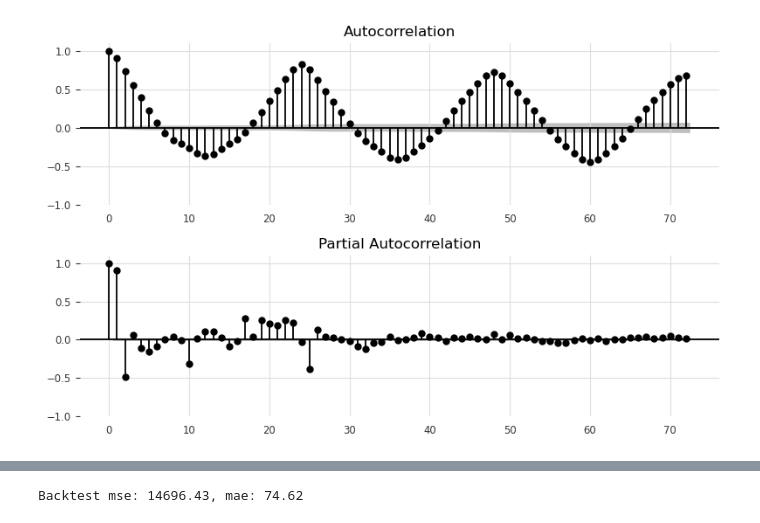
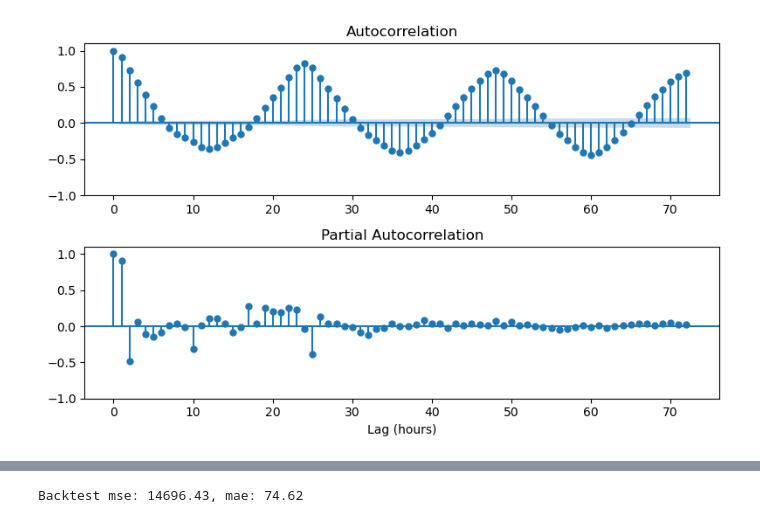
Before and after one commit to sjjerjian/bikeshare_demand, a Jupyter notebook: ts_forecast_allrides.ipynb, the cells around one changed output, grey strips where cells are left out. Cells and saved outputs as stored; diff of their text form; code cells hidden in the pictures.

```diff
--- a/ts_forecast_allrides.ipynb
+++ b/ts_forecast_allrides.ipynb
@@ -105,16 +79,15 @@ data = ride_counts_all.loc[:, ['time', 'rides_out', 'rides_in']]
 data = add_time_features(data, 'time').set_index('time')
 data = data.join(weather_data).asfreq("H").ffill()
 # %%
-from statsmodels.graphics.tsaplots import plot_acf, plot_pacf
-
 fig, axs = plt.subplots(2, 1, figsize=(8,5))
 plot_acf(data['rides_out'], lags=72, ax=axs[0])
 plot_pacf(data['rides_out'], lags=72, ax=axs[1])
 axs[0].set_ylim([-1, 1.1])
 axs[1].set_ylim([-1, 1.1])
+axs[1].set_xlabel('Lag (hours)')
 fig.tight_layout()
-plt.savefig('figs/acf_pacf.png', format='png', transparent=True)
+plt.savefig('figs/acf_pacf_whitebkgd.png', format='png', transparent=False)
 plt.show()
 # %% [output]
-[figure, old version]
+[figure, new version]
 # %%
```
Also changed, not shown: parts of 25 cells of this notebook.
